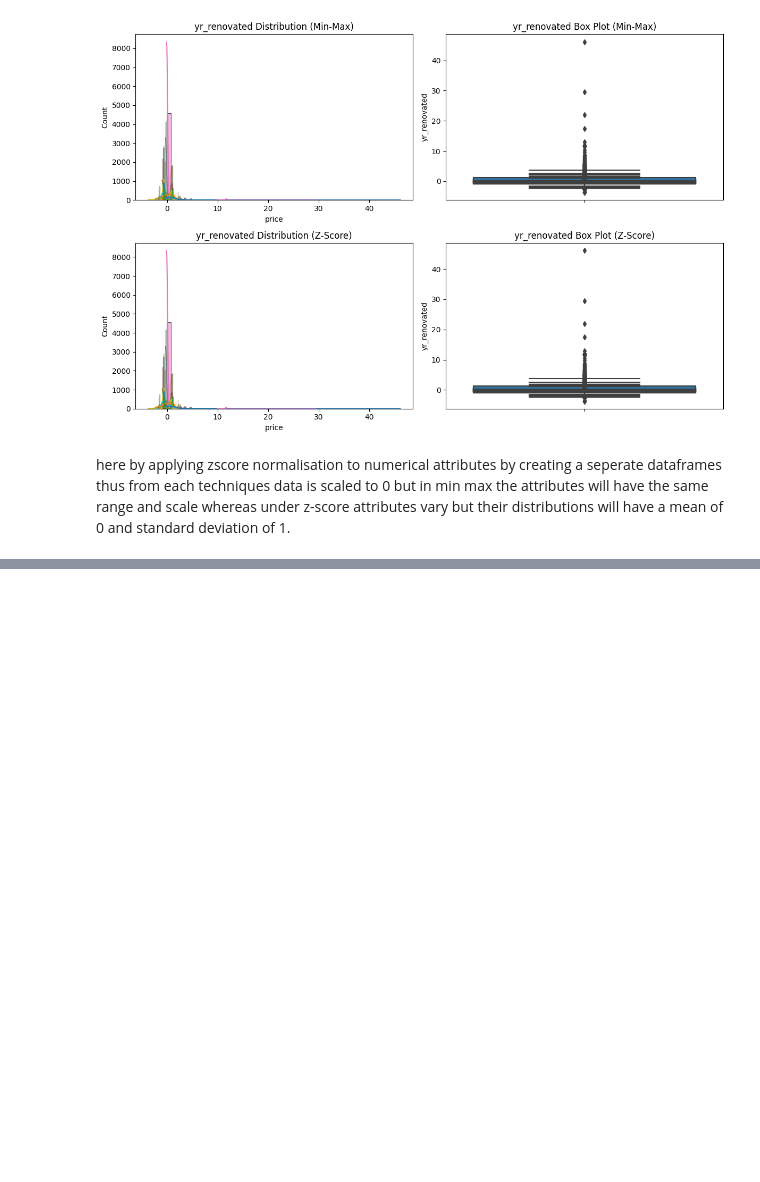
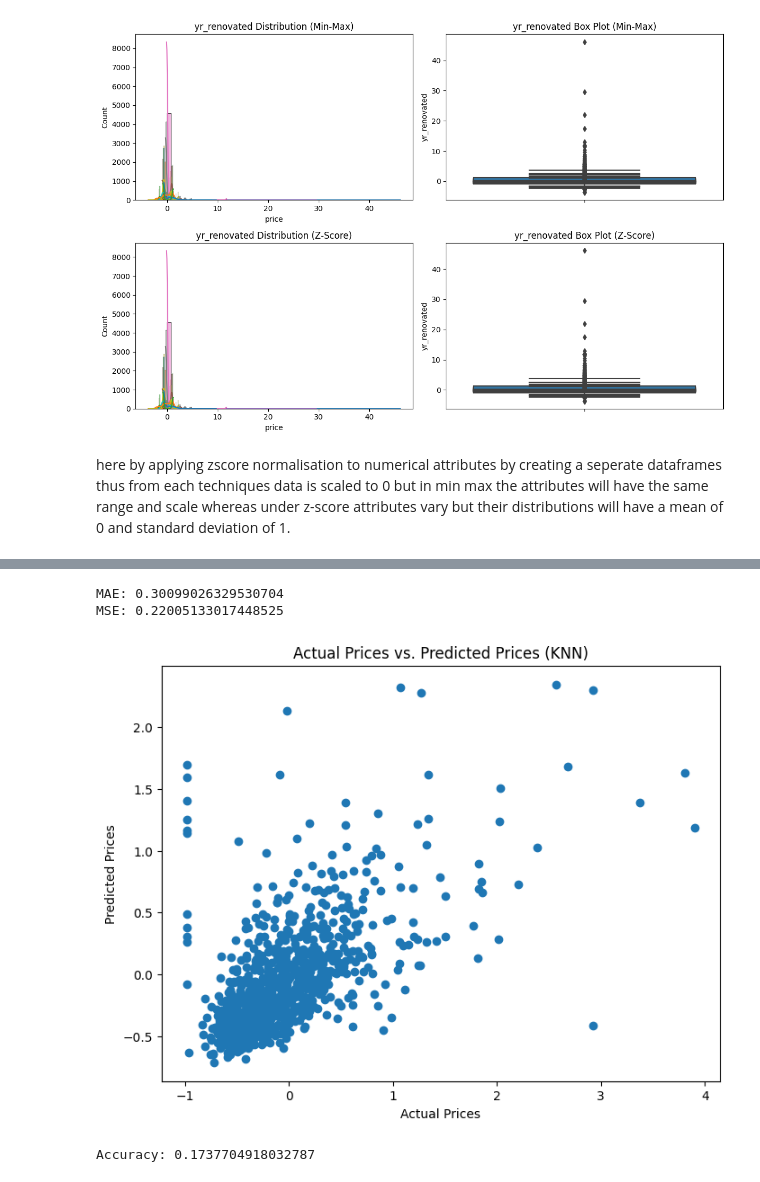
Before and after one commit to joshIsac/sem-2-lab-, a Jupyter notebook: HOUSE_DATASET.ipynb, the cells around one changed output, grey strips where cells are left out. Cells and saved outputs as stored; diff of their text form; code cells hidden in the pictures; blank space fills up the shorter version.

```diff
--- a/HOUSE_DATASET.ipynb
+++ b/HOUSE_DATASET.ipynb
@@ -199,0 +221,3 @@ here by applying zscore normalisation to numerical attributes by creating a sepe
+# %%
+df.dropna(inplace=True)
+df.fillna(df.mean(), inplace=True)
@@ -199,0 +247,43 @@ here by applying zscore normalisation to numerical attributes by creating a sepe
+# %%
+# Identify non-numeric columns
+non_numeric_columns = df.select_dtypes(exclude=['int64', 'float64']).columns
+
+# Exclude non-numeric columns from your features
+X = df.drop(['price'] + non_numeric_columns.tolist(), axis=1)
+y=df['price']
+# %%
+from sklearn.model_selection import train_test_split
+from sklearn.neighbors import KNeighborsRegressor
+from sklearn.metrics import mean_absolute_error, mean_squared_error
+
+X_train, X_test, y_train, y_test = train_test_split(X,y,test_size=0.2, random_state=42)
+
+# Create a KNN model
+k = 5
+knn_model = KNeighborsRegressor(n_neighbors=k)
+
+# Train the model
+knn_model.fit(X_train, y_train)
+
+# Make predictions
+y_pred = knn_model.predict(X_test)
+
+# Evaluate the model
+mae = mean_absolute_error(y_test, y_pred)
+mse = mean_squared_error(y_test, y_pred)
+
+print(f'MAE: {mae}')
+print(f'MSE: {mse}')
+# %% [output]
+MAE: 0.30099026329530704
+MSE: 0.22005133017448525
+# %%
+
+plt.figure(figsize=(8, 6))
+plt.scatter(y_test, y_pred)
+plt.xlabel('Actual Prices')
+plt.ylabel('Predicted Prices')
+plt.title('Actual Prices vs. Predicted Prices (KNN)')
+plt.show()
+# %% [output]
+[figure, added]
@@ -199,0 +296,27 @@ here by applying zscore normalisation to numerical attributes by creating a sepe
+# %%
+import pandas as pd
+from sklearn.neighbors import KNeighborsClassifier
+from sklearn.model_selection import train_test_split
+from sklearn.metrics import accuracy_score
+
+
+
+X = df[['bedrooms', 'bathrooms']]
+y = df['city']
+
+# Split the data into a training set and a test set
+X_train, X_test, y_train, y_test = train_test_split(X, y, test_size=0.2, random_state=42)
+
+# Create and train a KNN classifier
+k = 5  # Example value for k, adjust as needed
+knn_classifier = KNeighborsClassifier(n_neighbors=k)
+knn_classifier.fit(X_train, y_train)
+
+# Make predictions on the test set
+y_pred = knn_classifier.predict(X_test)
+
+# Calculate accuracy
+accuracy = accuracy_score(y_test, y_pred)
+print(f'Accuracy: {accuracy}')
+# %% [output]
+Accuracy: 0.1737704918032787
```
Also changed, not shown: parts of 4 cells of this notebook.
